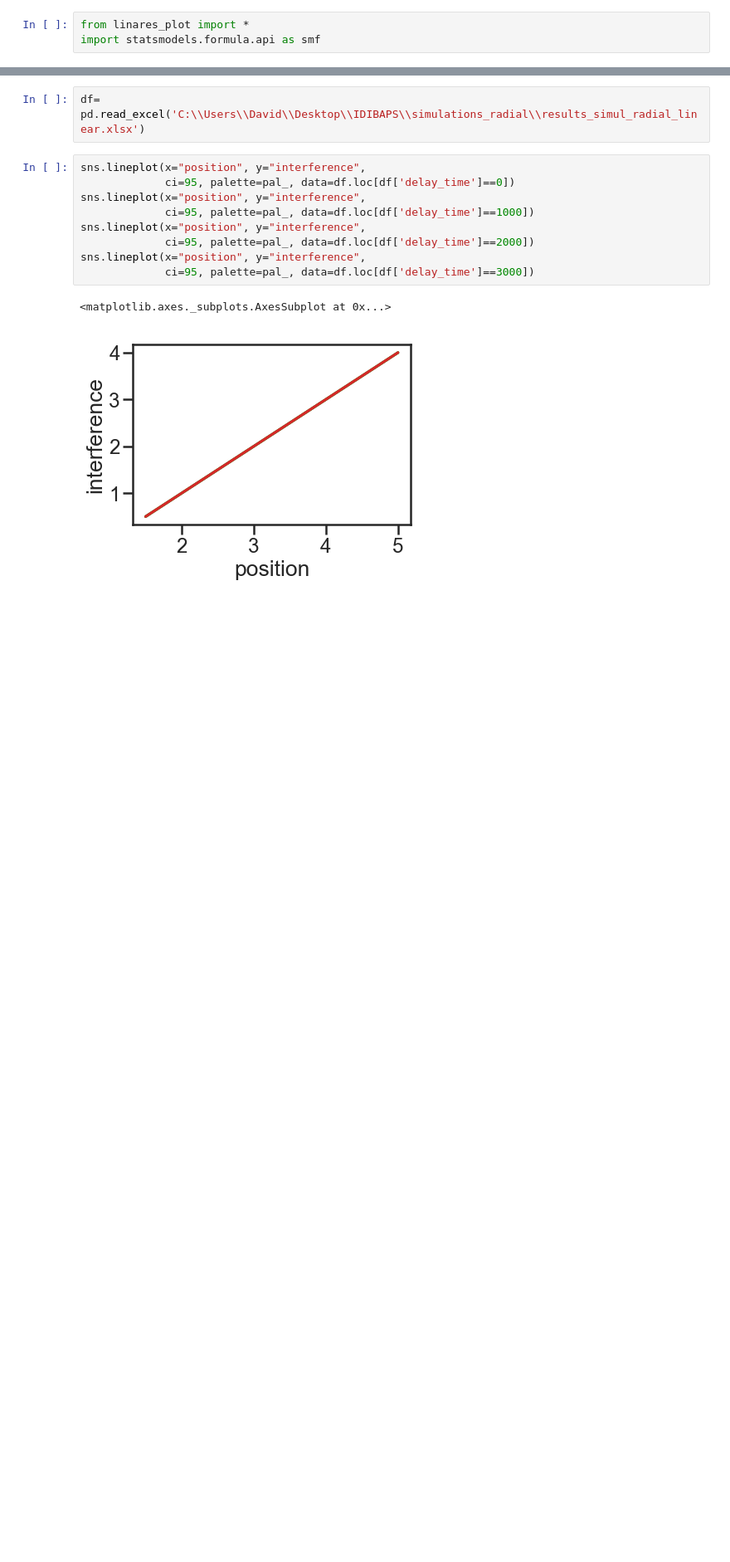
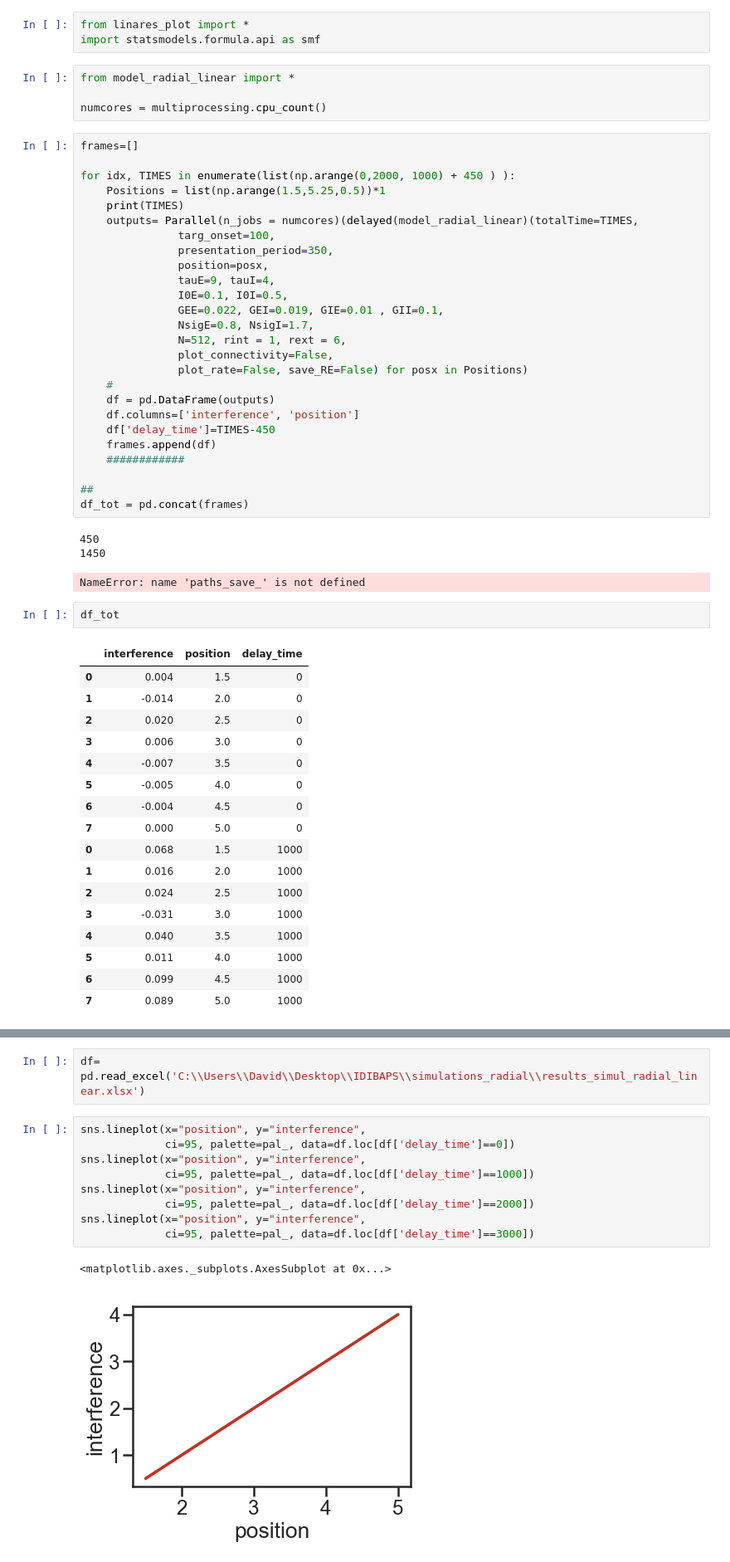
Before and after one commit to davidbestue/interference_topography, a Jupyter notebook: simulations/model/radial/results_simulation_linear.ipynb, the cells around one changed output, grey strips where cells are left out. Shown: that part at 83% size. Drawn from its saved outputs; the diff is of its cells as text; blank space fills up the shorter version.

```diff
--- a/simulations/model/radial/results_simulation_linear.ipynb
+++ b/simulations/model/radial/results_simulation_linear.ipynb
@@ -1,3 +1,57 @@
 # %%
 from linares_plot import *
 import statsmodels.formula.api as smf
+# %%
+from model_radial_linear import *
+
+numcores = multiprocessing.cpu_count()
+# %%
+frames=[]
+
+for idx, TIMES in enumerate(list(np.arange(0,2000, 1000) + 450 ) ):
+    Positions = list(np.arange(1.5,5.25,0.5))*1
+    print(TIMES)
+    outputs= Parallel(n_jobs = numcores)(delayed(model_radial_linear)(totalTime=TIMES,
+               targ_onset=100,
+               presentation_period=350,
+               position=posx,
+               tauE=9, tauI=4,
+               I0E=0.1, I0I=0.5,
+               GEE=0.022, GEI=0.019, GIE=0.01 , GII=0.1,
+               NsigE=0.8, NsigI=1.7,
+               N=512, rint = 1, rext = 6,
+               plot_connectivity=False,
+               plot_rate=False, save_RE=False) for posx in Positions)
+    #
+    df = pd.DataFrame(outputs)
+    df.columns=['interference', 'position']
+    df['delay_time']=TIMES-450
+    frames.append(df)
+    ############
+
+##
+df_tot = pd.concat(frames)
+# %% [output]
+450
+1450
+NameError: name 'paths_save_' is not defined
+# %%
+df_tot
+# %% [output]
+|  | interference | position | delay_time |
+| 0 | 0.004 | 1.5 | 0 |
+| 1 | -0.014 | 2.0 | 0 |
+| 2 | 0.020 | 2.5 | 0 |
+| 3 | 0.006 | 3.0 | 0 |
+| 4 | -0.007 | 3.5 | 0 |
+| 5 | -0.005 | 4.0 | 0 |
+| 6 | -0.004 | 4.5 | 0 |
+| 7 | 0.000 | 5.0 | 0 |
+| 0 | 0.068 | 1.5 | 1000 |
+| 1 | 0.016 | 2.0 | 1000 |
+| 2 | 0.024 | 2.5 | 1000 |
+| 3 | -0.031 | 3.0 | 1000 |
+| 4 | 0.040 | 3.5 | 1000 |
+| 5 | 0.011 | 4.0 | 1000 |
+| 6 | 0.099 | 4.5 | 1000 |
+| 7 | 0.089 | 5.0 | 1000 |
```
Also changed, not shown: parts of 2 cells of this notebook, 2 other files.
